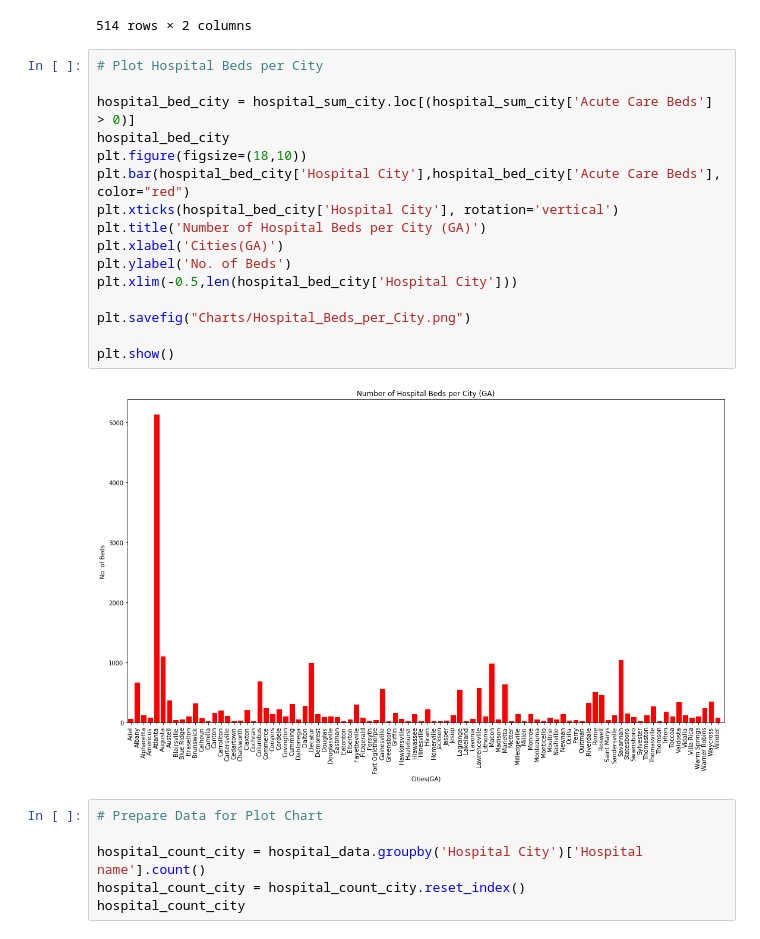
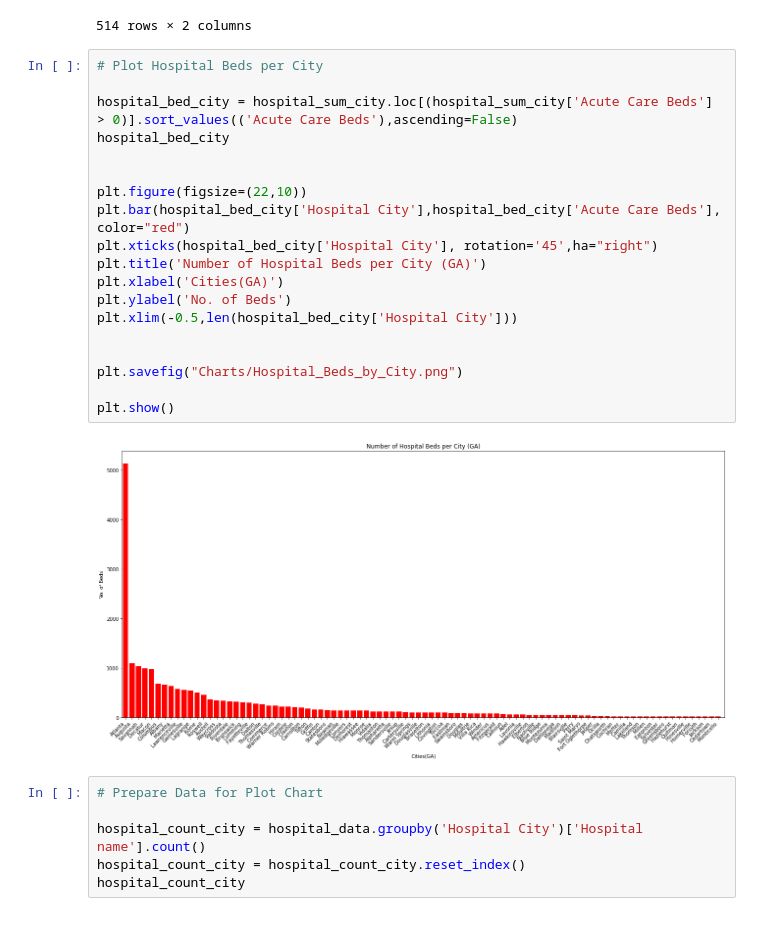
Before and after one commit to jtilenis/Data_Scavengers, a Jupyter notebook: bar_charts.ipynb, the cells around one changed output. Cells and saved outputs as stored; diff of their text form.

Commit message:
bar charts final

```diff
--- a/bar_charts.ipynb
+++ b/bar_charts.ipynb
@@ -53,21 +53,24 @@ hospital_sum_city
 # %%
 # Plot Hospital Beds per City
 
-hospital_bed_city = hospital_sum_city.loc[(hospital_sum_city['Acute Care Beds'] > 0)]
+hospital_bed_city = hospital_sum_city.loc[(hospital_sum_city['Acute Care Beds'] > 0)].sort_values(('Acute Care Beds'),ascending=False)
 hospital_bed_city
-plt.figure(figsize=(18,10))
+
+
+plt.figure(figsize=(22,10))
 plt.bar(hospital_bed_city['Hospital City'],hospital_bed_city['Acute Care Beds'], color="red")
-plt.xticks(hospital_bed_city['Hospital City'], rotation='vertical')
+plt.xticks(hospital_bed_city['Hospital City'], rotation='45',ha="right")
 plt.title('Number of Hospital Beds per City (GA)')
 plt.xlabel('Cities(GA)')
 plt.ylabel('No. of Beds')
 plt.xlim(-0.5,len(hospital_bed_city['Hospital City']))
 
-plt.savefig("Charts/Hospital_Beds_per_City.png")
+
+plt.savefig("Charts/Hospital_Beds_by_City.png")
 
 plt.show()
 # %% [output]
-[figure, old version]
+[figure, new version]
 # %%
 # Prepare Data for Plot Chart
 
```
Also changed, not shown: parts of 12 cells of this notebook, 21 other files.
